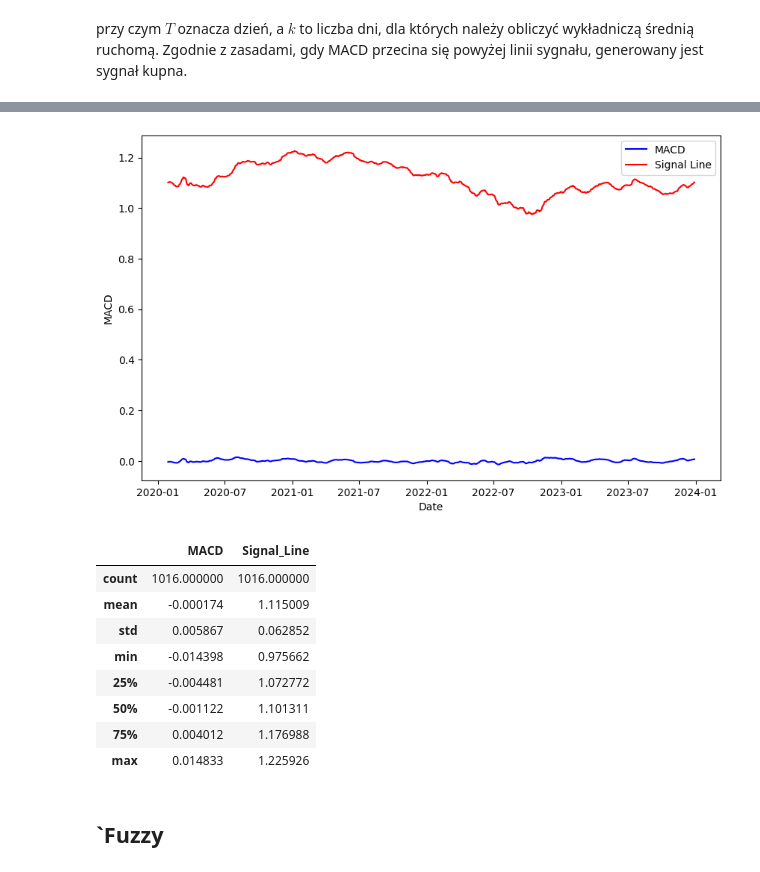
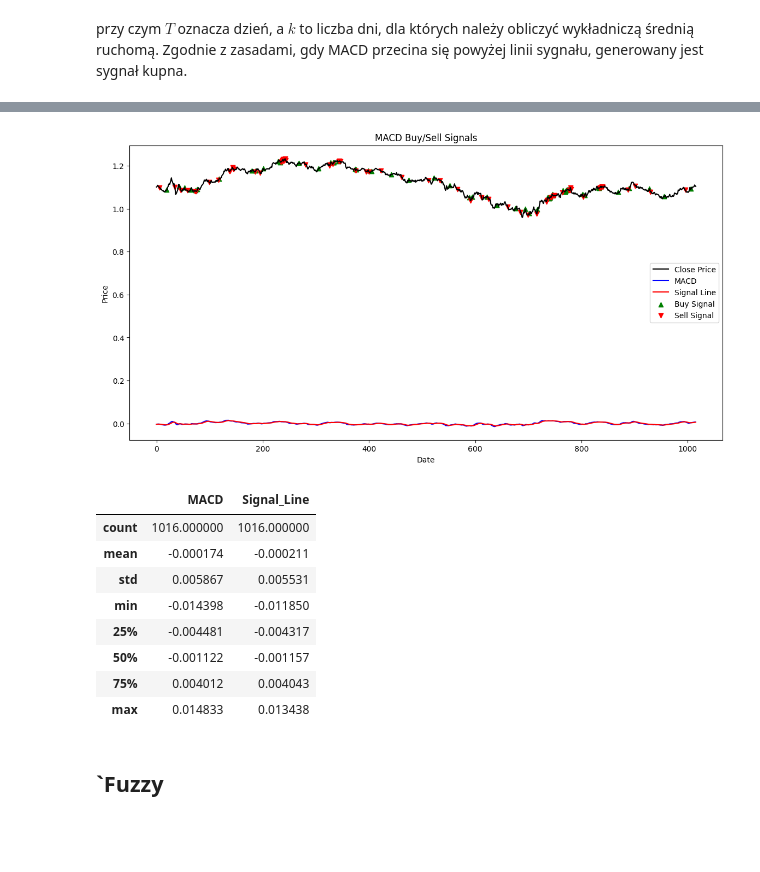
Before and after one commit to kkarolina71/praca_magisterska, a Jupyter notebook: MA_MACD_EURUSD_d.ipynb, the cells around one changed output, grey strips where cells are left out. Cells and saved outputs as stored; diff of their text form; code cells hidden in the pictures; blank space fills up the shorter version.

```diff
--- a/MA_MACD_EURUSD_d.ipynb
+++ b/MA_MACD_EURUSD_d.ipynb
@@ -283,41 +270,57 @@ Index(['Open', 'High', 'Low', 'Close', 'Name', 'Return', 'Up', 'Down',
 # %%
-at_eur_1h['Signal_Line'] = at_eur_1h.groupby('Name')['Close'].transform(lambda x: x.ewm(span=9, adjust=False).mean())
+at_eur_1h['Signal_Line'] = at_eur_1h.groupby('Name')['MACD'].transform(lambda x: x.ewm(span=9, adjust=False).mean())
 # %%
-# sharp
 
-at_eur_1h['MACD_decision'] = 0
+buy_condition = ((at_eur_1h['MACD'].shift(1) < at_eur_1h['Signal_Line'].shift(1)) &
+                 (at_eur_1h['MACD'] > at_eur_1h['Signal_Line']) |
+                 ((at_eur_1h['MACD'] > at_eur_1h['Signal_Line']) &
+                  (at_eur_1h['MACD'] < at_eur_1h['Signal_Line']*1.1) &
+                  (at_eur_1h['MACD'].shift(1) > at_eur_1h['Signal_Line'].shift(1)) &
+                  (at_eur_1h['MACD'].shift(1) < at_eur_1h['Signal_Line'].shift(1)*1.1)))
 
-buy_signals = (at_eur_1h['MACD'] > at_eur_1h['Signal_Line']) & (at_eur_1h['MACD'].shift(1) < at_eur_1h['Signal_Line'].shift(1))
-at_eur_1h.loc[buy_signals, 'MACD_decision'] = 1
+sell_condition = ((at_eur_1h['MACD'].shift(1) > at_eur_1h['Signal_Line'].shift(1)) &
+                  (at_eur_1h['MACD'] < at_eur_1h['Signal_Line']) |
+                  ((at_eur_1h['MACD'] < at_eur_1h['Signal_Line']) &
+                   (at_eur_1h['MACD'] > at_eur_1h['Signal_Line']*0.9) &
+                   (at_eur_1h['MACD'].shift(1) < at_eur_1h['Signal_Line'].shift(1)) &
+                   (at_eur_1h['MACD'].shift(1) > at_eur_1h['Signal_Line'].shift(1)*0.9)))
 
-sell_signals = (at_eur_1h['MACD'] < at_eur_1h['Signal_Line']) & (at_eur_1h['MACD'].shift(1) > at_eur_1h['Signal_Line'].shift(1))
-at_eur_1h.loc[sell_signals, 'MACD_decision'] = -1
+at_eur_1h['MACD_decision'] = np.where(buy_condition, 1, np.where(sell_condition, -1, 0))
 # %%
-plt.figure(figsize=(10, 6))
+
+plt.figure(figsize=(14, 7))
+
+
+plt.plot(at_eur_1h.index, at_eur_1h['Close'], label='Close Price', color='black')
 
 plt.plot(at_eur_1h.index, at_eur_1h['MACD'], label='MACD', color='blue')
 plt.plot(at_eur_1h.index, at_eur_1h['Signal_Line'], label='Signal Line', color='red')
 
+buy_points = at_eur_1h[at_eur_1h['MACD_decision'] == 1]
+sell_points = at_eur_1h[at_eur_1h['MACD_decision'] == -1]
+plt.scatter(buy_points.index, buy_points['Close'], marker='^', color='green', label='Buy Signal')
+plt.scatter(sell_points.index, sell_points['Close'], marker='v', color='red', label='Sell Signal')
 
 plt.legend()
 plt.xlabel('Date')
-plt.ylabel('MACD')
+plt.ylabel('Price')
+plt.title('MACD Buy/Sell Signals')
 
 plt.show()
 # %% [output]
-[figure, old version]
+[figure, new version]
 # %%
 at_eur_1h[['MACD', 'Signal_Line']].describe()
 # %% [output]
 |  | MACD | Signal_Line |
 | count | 1016.000000 | 1016.000000 |
-| mean | -0.000174 | 1.115009 |
-| std | 0.005867 | 0.062852 |
-| min | -0.014398 | 0.975662 |
-| 25% | -0.004481 | 1.072772 |
-| 50% | -0.001122 | 1.101311 |
-| 75% | 0.004012 | 1.176988 |
-| max | 0.014833 | 1.225926 |
+| mean | -0.000174 | -0.000211 |
+| std | 0.005867 | 0.005531 |
+| min | -0.014398 | -0.011850 |
+| 25% | -0.004481 | -0.004317 |
+| 50% | -0.001122 | -0.001157 |
+| 75% | 0.004012 | 0.004043 |
+| max | 0.014833 | 0.013438 |
 # %% [markdown]
 ## `Fuzzy
 # %%
```
Also changed, not shown: parts of 7 cells of this notebook, 1 other file.
